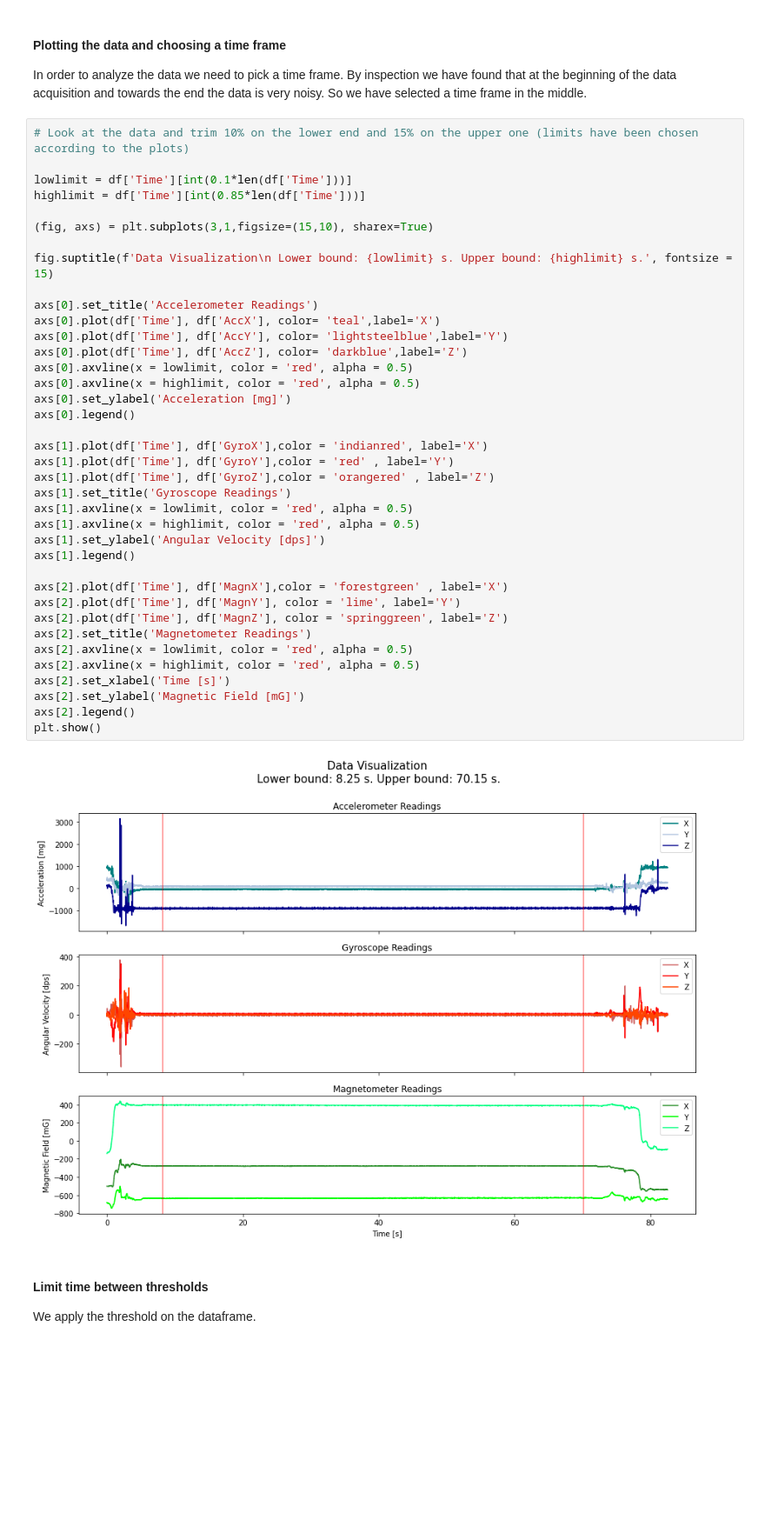
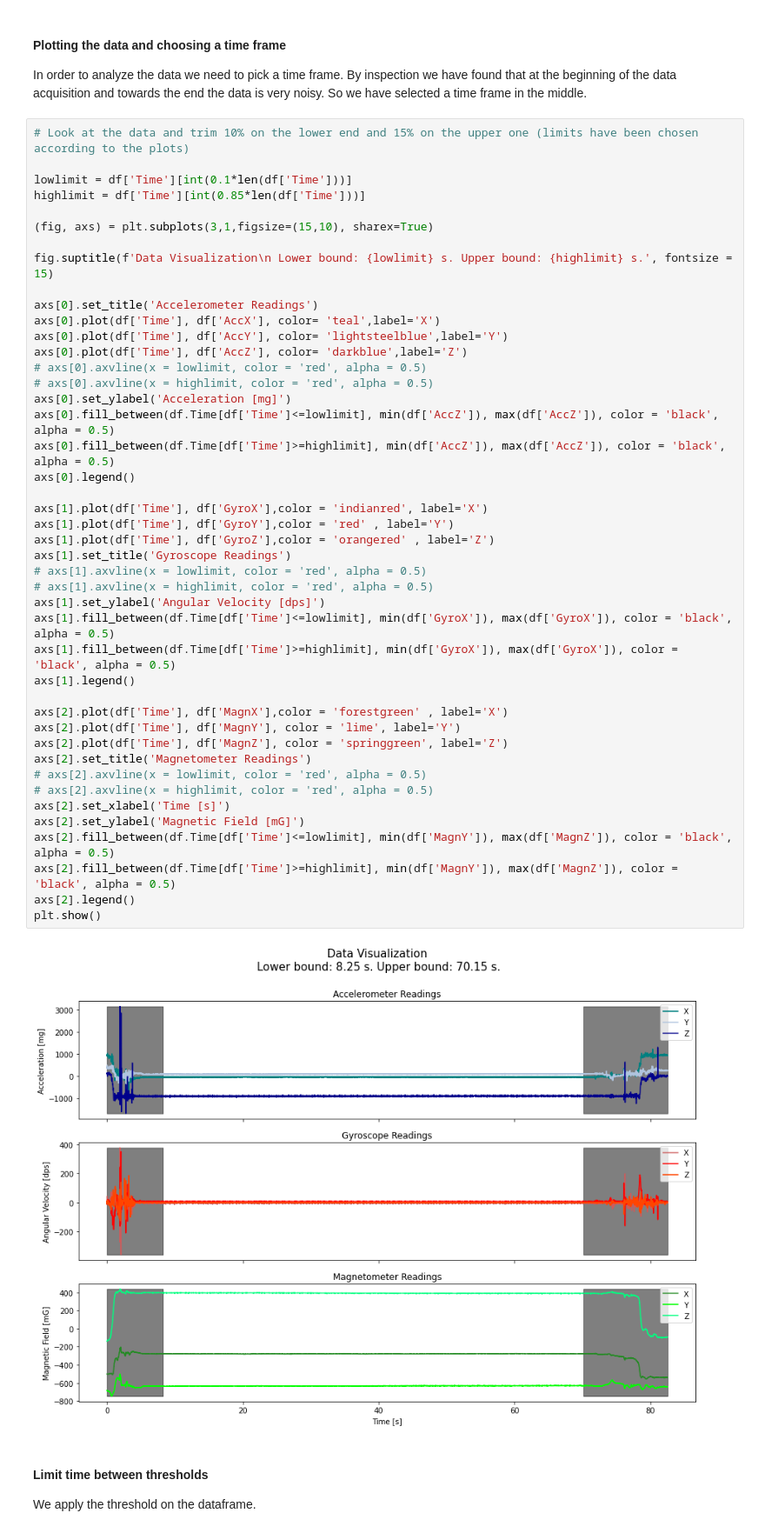
Before and after one commit to AleCapoPhys/HeartRateEstimation, a Jupyter notebook: Project_Clean_data.ipynb, the cells around one changed output. Shown at 87% size. Saved outputs shown, nothing was run; the diff lists cells and outputs as text; blank space fills up the shorter version.

```diff
--- a/Project_Clean_data.ipynb
+++ b/Project_Clean_data.ipynb
@@ -201,40 +113,46 @@ In order to analyze the data we need to pick a time frame. By inspection we have
 lowlimit = df['Time'][int(0.1*len(df['Time']))]
 highlimit = df['Time'][int(0.85*len(df['Time']))]
 
 (fig, axs) = plt.subplots(3,1,figsize=(15,10), sharex=True)
 
 fig.suptitle(f'Data Visualization\n Lower bound: {lowlimit} s. Upper bound: {highlimit} s.', fontsize = 15)
 
 axs[0].set_title('Accelerometer Readings')
 axs[0].plot(df['Time'], df['AccX'], color= 'teal',label='X')
 axs[0].plot(df['Time'], df['AccY'], color= 'lightsteelblue',label='Y')
 axs[0].plot(df['Time'], df['AccZ'], color= 'darkblue',label='Z')
-axs[0].axvline(x = lowlimit, color = 'red', alpha = 0.5)
-axs[0].axvline(x = highlimit, color = 'red', alpha = 0.5)
+# axs[0].axvline(x = lowlimit, color = 'red', alpha = 0.5)
+# axs[0].axvline(x = highlimit, color = 'red', alpha = 0.5)
 axs[0].set_ylabel('Acceleration [mg]')
+axs[0].fill_between(df.Time[df['Time']<=lowlimit], min(df['AccZ']), max(df['AccZ']), color = 'black', alpha = 0.5)
+axs[0].fill_between(df.Time[df['Time']>=highlimit], min(df['AccZ']), max(df['AccZ']), color = 'black', alpha = 0.5)
 axs[0].legend()
 
 axs[1].plot(df['Time'], df['GyroX'],color = 'indianred', label='X')
 axs[1].plot(df['Time'], df['GyroY'],color = 'red' , label='Y')
 axs[1].plot(df['Time'], df['GyroZ'],color = 'orangered' , label='Z')
 axs[1].set_title('Gyroscope Readings')
-axs[1].axvline(x = lowlimit, color = 'red', alpha = 0.5)
-axs[1].axvline(x = highlimit, color = 'red', alpha = 0.5)
+# axs[1].axvline(x = lowlimit, color = 'red', alpha = 0.5)
+# axs[1].axvline(x = highlimit, color = 'red', alpha = 0.5)
 axs[1].set_ylabel('Angular Velocity [dps]')
+axs[1].fill_between(df.Time[df['Time']<=lowlimit], min(df['GyroX']), max(df['GyroX']), color = 'black', alpha = 0.5)
+axs[1].fill_between(df.Time[df['Time']>=highlimit], min(df['GyroX']), max(df['GyroX']), color = 'black', alpha = 0.5)
 axs[1].legend()
 
 axs[2].plot(df['Time'], df['MagnX'],color = 'forestgreen' , label='X')
 axs[2].plot(df['Time'], df['MagnY'], color = 'lime', label='Y')
 axs[2].plot(df['Time'], df['MagnZ'], color = 'springgreen', label='Z')
 axs[2].set_title('Magnetometer Readings')
-axs[2].axvline(x = lowlimit, color = 'red', alpha = 0.5)
-axs[2].axvline(x = highlimit, color = 'red', alpha = 0.5)
+# axs[2].axvline(x = lowlimit, color = 'red', alpha = 0.5)
+# axs[2].axvline(x = highlimit, color = 'red', alpha = 0.5)
 axs[2].set_xlabel('Time [s]')
 axs[2].set_ylabel('Magnetic Field [mG]')
+axs[2].fill_between(df.Time[df['Time']<=lowlimit], min(df['MagnY']), max(df['MagnZ']), color = 'black', alpha = 0.5)
+axs[2].fill_between(df.Time[df['Time']>=highlimit], min(df['MagnY']), max(df['MagnZ']), color = 'black', alpha = 0.5)
 axs[2].legend()
 plt.show()
 # %% [output]
-[figure, old version]
+[figure, new version]
 # %% [markdown]
 #### Limit time between thresholds
 
```
Also changed, not shown: parts of 16 cells of this notebook, 4 other files.
